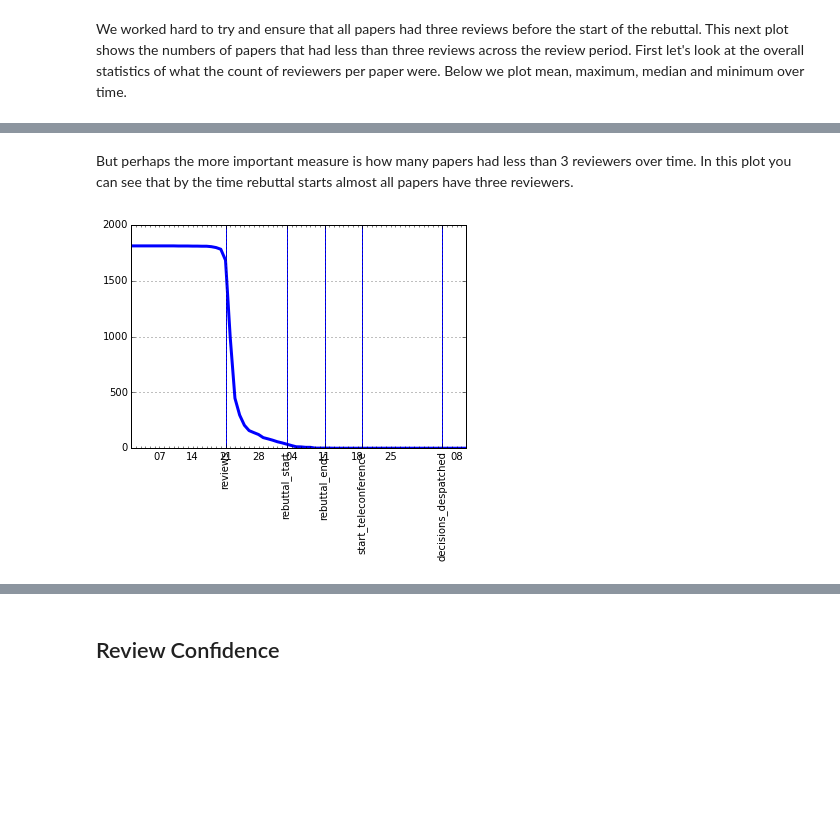
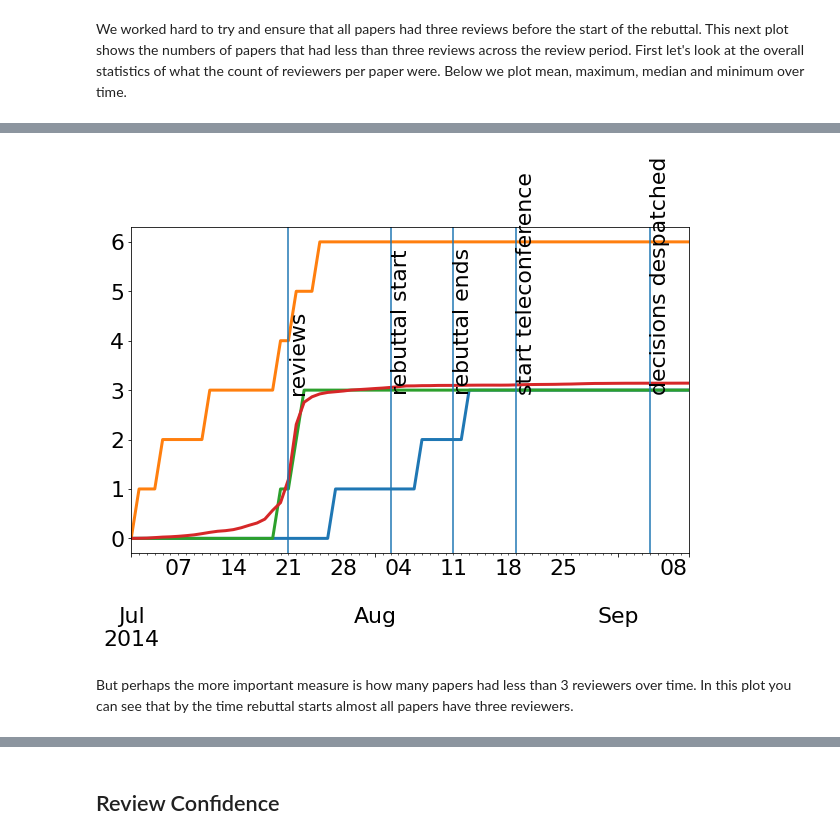
Before and after one commit to sods/neurips2014, a Jupyter notebook: NIPS 2014 Late Review Observations.ipynb, the cells around one changed output, grey strips where cells are left out. Cells and saved outputs as stored; diff of their text form; code cells hidden in the pictures; blank space fills up the shorter version.

```diff
--- a/NIPS 2014 Late Review Observations.ipynb
+++ b/NIPS 2014 Late Review Observations.ipynb
@@ -53,11 +62,16 @@ nipsy.plot_deadlines(ax)
+# %%
+fig, ax = plt.subplots(figsize=plot.big_wide_figsize)
+review_count.min().plot(linewidth=3, ax=ax)
+review_count.max().plot(linewidth=3, ax=ax)
+review_count.median().plot(linewidth=3, ax=ax)
+review_count.mean().plot(linewidth=3, ax=ax)
+nipsy.plot_deadlines(ax)
+mlai.write_figure(filename='number-of-reviews-over-time.svg', directory='neurips')
+# %% [output]
+[figure, added]
 # %% [markdown]
 But perhaps the more important measure is how many papers had less than 3 reviewers over time. In this plot you can see that by the time rebuttal starts almost all papers have three reviewers.
 # %%
 count = pd.Series(index=nipsy.review_date_range)
 for date in nipsy.review_date_range:
     count[date] = (review_count[date]<3).sum()
-ax = count.plot(linewidth=3)
-nipsy.plot_deadlines(ax)
-plt.savefig('papers_short_reviews.pdf')
-# %% [output]
-[figure, removed]
```
Also changed, not shown: parts of 30 cells of this notebook, 2 other files.
